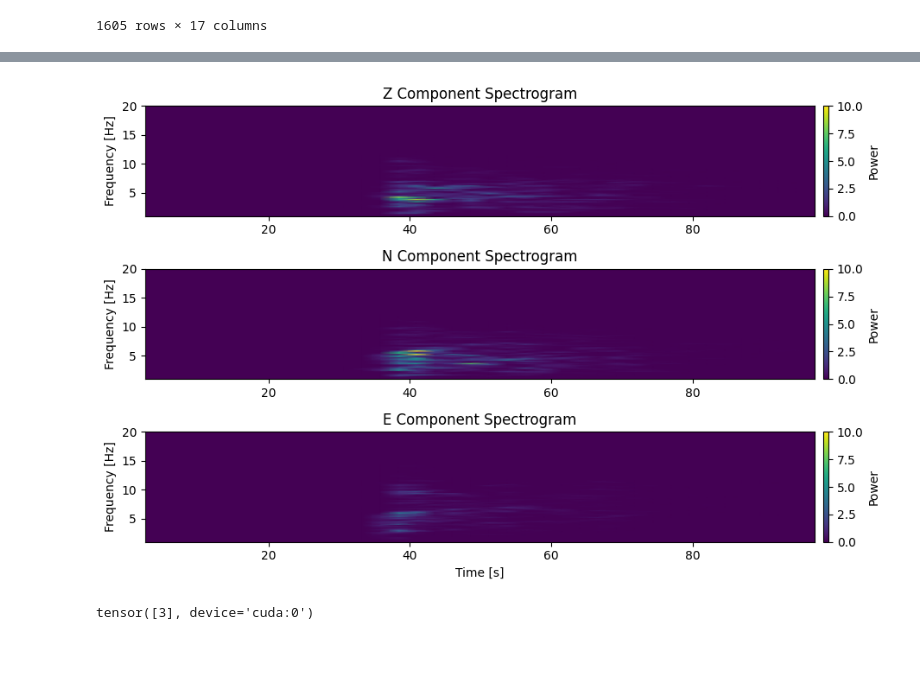
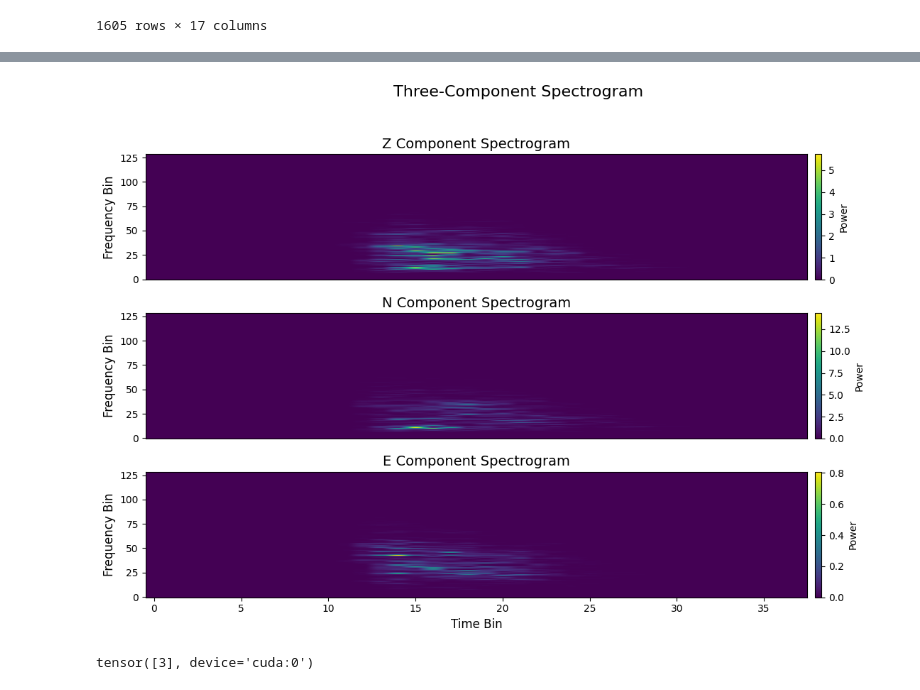
Before and after one commit to Akashkharita/PNW_Seismic_Event_Classification, a Jupyter notebook: deep_learning/comparing_with_seisbench.ipynb, the cells around one changed output, grey strips where cells are left out. Cells and saved outputs as stored; diff of their text form; code cells hidden in the pictures; blank space fills up the shorter version.

```diff
--- a/deep_learning/comparing_with_seisbench.ipynb
+++ b/deep_learning/comparing_with_seisbench.ipynb
@@ -234,7 +249,7 @@ exotic
 | 8691 | pnsn1447843 | surface event | UW | BH | LON | -- | ... |
 1605 rows × 17 columns
 # %%
-event = exotic.iloc[100]
+event = exotic.iloc[11]
 network = event["station_network_code"]
 station = event["station_code"]
 channel = event["station_channel_code"]
@@ -322,26 +422,32 @@ spectrogram = extract_spectrograms(norm)
 # %%
 # Assume `spectrogram` has shape (1, 3, 129, 38)
 # spectrogram = your_spectrogram_array
 # f, t = frequencies and times from signal.spectrogram
 
 components = ['Z', 'N', 'E']
 spec = spectrogram[0]  # Remove batch dimension, now shape (3, 129, 38)
 
-plt.figure(figsize=(10, 6))
+# Assume `spectrogram` is a torch.Tensor of shape (1, 3, 129, 38)
+spec = spectrogram[0] # shape: (3, 129, 38)
+
+components = ['Z', 'N', 'E']
+
+plt.figure(figsize=(12, 8))
 
 for i in range(3):
     plt.subplot(3, 1, i + 1)
-    plt.pcolormesh(t, f, spec[i],  shading='gouraud', cmap='viridis', clim = [0,10])
-    plt.ylabel('Frequency [Hz]')
-    plt.title(f'{components[i]} Component Spectrogram')
-    plt.ylim(1,20)
+    plt.imshow(spec[i], aspect='auto', origin='lower', cmap='viridis')
+    plt.title(f"{components[i]} Component Spectrogram", fontsize=14)
+    plt.ylabel("Frequency Bin", fontsize=12)
     plt.colorbar(label='Power', pad=0.01)
     if i == 2:
-        plt.xlabel('Time [s]')
+        plt.xlabel("Time Bin", fontsize=12)
+    else:
+        plt.xticks([])
 
-
-plt.tight_layout()
+plt.suptitle("Three-Component Spectrogram", fontsize=16)
+plt.tight_layout(rect=[0, 0, 1, 0.95])
 plt.show()
 # %% [output]
-[figure, old version]
+[figure, new version]
 # %%
```
Also changed, not shown: parts of 24 cells of this notebook.
